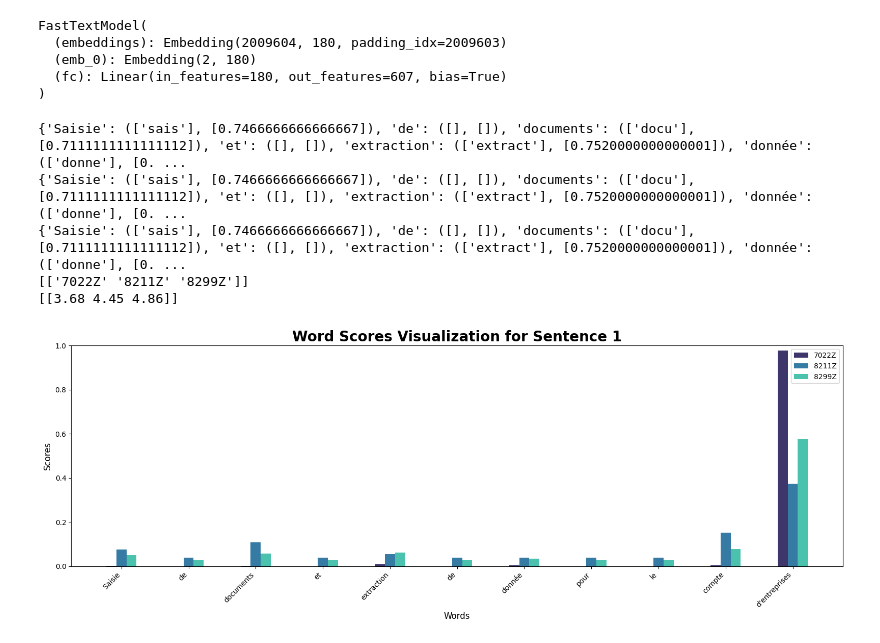
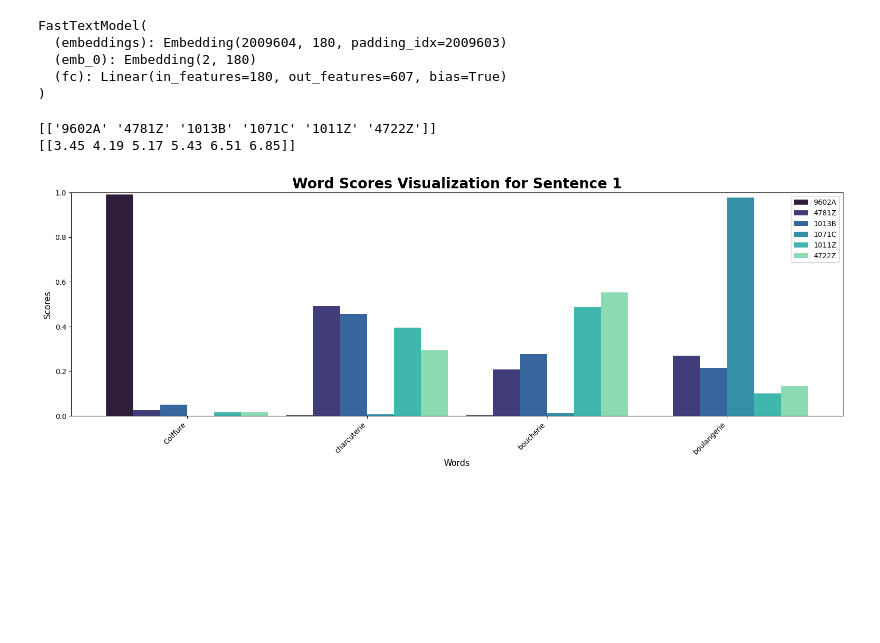
Before and after one commit to InseeFrLab/torch-fastText, a Jupyter notebook: src/experiments.ipynb, the cells around one changed output. Saved outputs shown, nothing was run; the diff lists cells and outputs as text; code cells hidden in the pictures; blank space fills up the shorter version.

```diff
--- a/src/experiments.ipynb
+++ b/src/experiments.ipynb
@@ -57,19 +57,16 @@ FastTextModel(
 # %%
 # text = ["Rénovation bâtiments dont: électricité, plomberie, serrurerie, menuiserie", "Gestion de portefeuille pour le compte de tiers et gestion de fonds d'investissement",
 # "L'acquisition, l'apport, la propriété, la mise en valeur, la transformation, la construction, l'aménagement, l'administration, la location",
 # "Saisie de documents et extraction de donnée pour le compte d'entreprises", "L'investissement immobilier, l'achat et vente de biens immobiliers en qualité de marchand de Biens, la promotion immobilière, la gestion loc",
 # "La Société a pour objet en France et à l'étranger : - l'activité de conseil au profit de toute personne physique ou morale ; - l'enseignement et la formation de toutes matières en cours collectifs et particuliers à domicile ou dans des établissements scolaires"]
 
-text = ["Saisie de documents et extraction de donnée pour le compte d'entreprises"]
+text = ["Coiffure, charcuterie, boucherie, boulangerie"]
 params = {'additional_var':[1]*len(text)}
-pred, confidence, all_scores = model.predict_and_explain(text, params, top_k=3)
+pred, confidence, all_scores = model.predict_and_explain(text, params, top_k=6)
 print(pred)
 print(confidence)
 explainability.explainability_viz.visualize_word_scores(all_scores, text, pred)
 # %% [output]
-{'Saisie': (['sais'], [0.7466666666666667]), 'de': ([], []), 'documents': (['docu'], [0.7111111111111112]), 'et': ([], []), 'extraction': (['extract'], [0.7520000000000001]), 'donnée': (['donne'], [0. ...
-{'Saisie': (['sais'], [0.7466666666666667]), 'de': ([], []), 'documents': (['docu'], [0.7111111111111112]), 'et': ([], []), 'extraction': (['extract'], [0.7520000000000001]), 'donnée': (['donne'], [0. ...
-{'Saisie': (['sais'], [0.7466666666666667]), 'de': ([], []), 'documents': (['docu'], [0.7111111111111112]), 'et': ([], []), 'extraction': (['extract'], [0.7520000000000001]), 'donnée': (['donne'], [0. ...
-[['7022Z' '8211Z' '8299Z']]
-[[3.68 4.45 4.86]]
+[['9602A' '4781Z' '1013B' '1071C' '1011Z' '4722Z']]
+[[3.45 4.19 5.17 5.43 6.51 6.85]]
-[figure, old version]
+[figure, new version]
```
Also changed, not shown: parts of 7 cells of this notebook, 4 other files.
